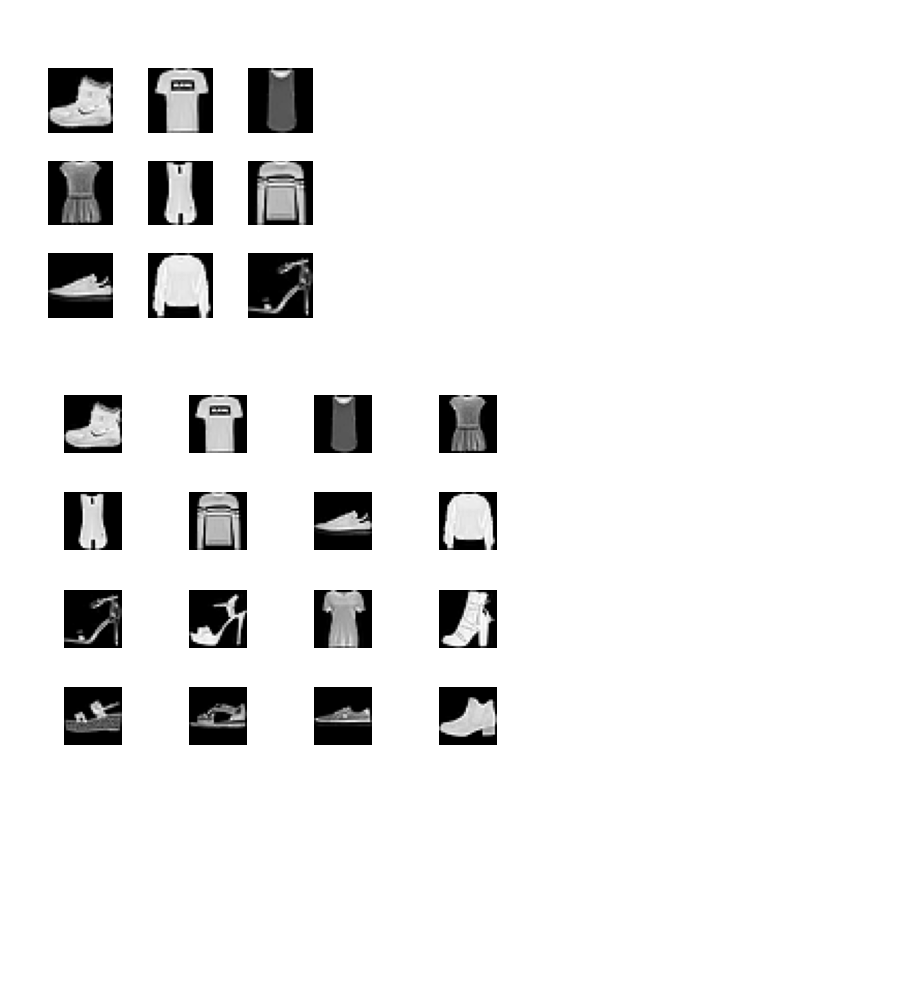
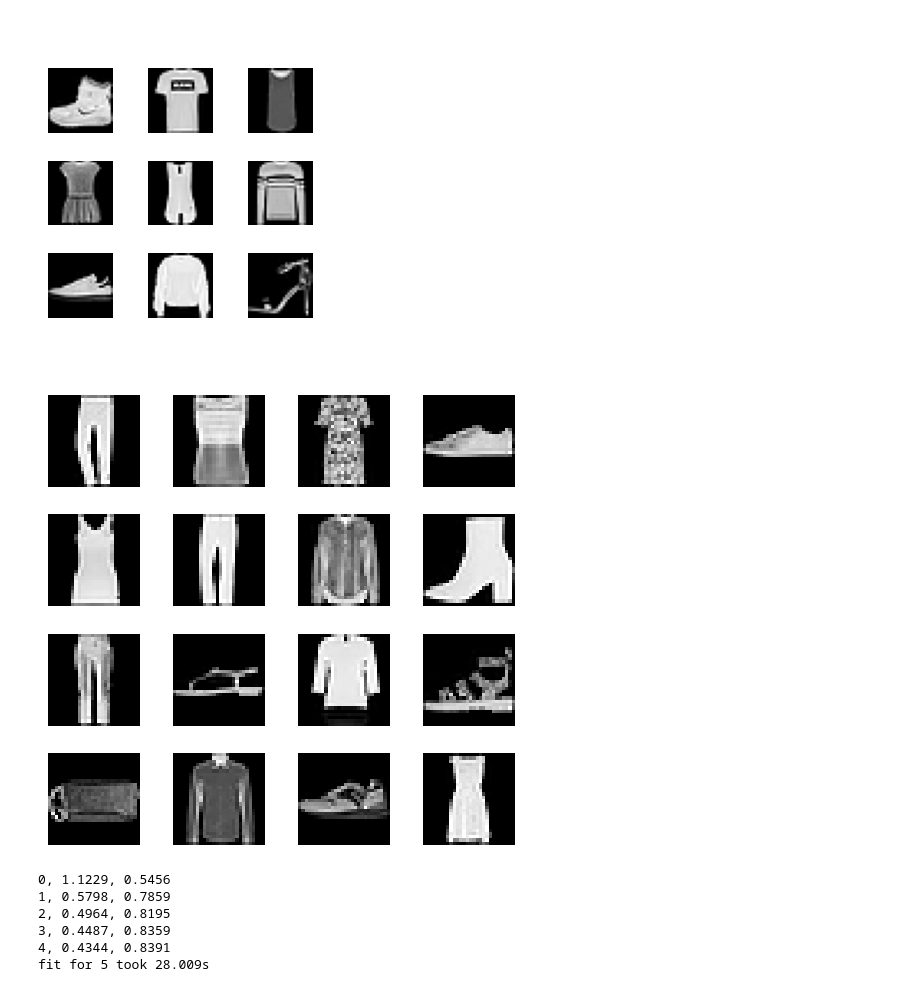
Before and after one commit to nblzv/fastai_course22p2, a Jupyter notebook: 07_autoencoder.ipynb, the cells around one changed output. Cells and saved outputs as stored; diff of their text form; code cells hidden in the pictures; blank space fills up the shorter version.

```diff
--- a/07_autoencoder.ipynb
+++ b/07_autoencoder.ipynb
@@ -5,6 +5,9 @@ import minai.datasets as minds
 import minai.data as mind
 import minai.sampler as mins
 import minai.plot as minplt
+import minai.mintils as mintils
+
+mind.COIOPTS.DEFAULT_DEVICE = "cuda"
 
 minplt.default_cmap("gray")
 minplt.default_title_color("white")
@@ -17,7 +23,7 @@ dsd = minds.hf_load(minds.HF_DATASETS.FASHION_MNIST)
 Found cached dataset fashion_mnist (/home/nblzv/.cache/huggingface/datasets/fashion_mnist/fashion_mnist/1.0.0/0a671f063342996f19779d38c0ab4abef9c64f757b35af8134b331c294d7ba48)
 # %%
 tdsd = dsd.with_transform(
-    mind.HFTransform.ff_img_decode_to_tensor(mind.first_value(dsd).features),
+    mind.HFTransform.ff_img_decode_to_tensor(mind.first_value(dsd).features, n_channels=1, half=True),
 ).cast_column("image", hfds.Image(decode=False))
 # %%
 dl = mind.DataLoader.hf(tdsd["train"])
@@ -35,18 +41,17 @@ minplt.show_batch(batch[0], opts)
 # %% [output]
 [figure]
 # %%
-dld = mind.DataLoaderDict.hf(tdsd, mins.SIO(16))
+dld = mind.DataLoaderDict.hf(tdsd, mind.COPTS(num_threads=1), mins.SIO(256))
 dt = dld["train"]
 dv = dld["test"]
-
-xb, yb = mind.first(dt)
 # %%
+xb, yb = mind.first(dt)
+
 opts = minplt.PlotOpts(rows=4,
                        cols=4,
-                       figsize=(5, 4),
+                       figsize=(5, 5),
                        title="Batch",
-                       titles=dt.ds.features["label"].int2str(yb),
-                       hspace=0.2)
-minplt.show_batch(batch[0], opts)
+                       titles=dt.ds.features["label"].int2str(yb))
+minplt.show_batch(xb, opts)
 # %% [output]
-[figure, old version]
+[figure, new version]
@@ -52,0 +123,10 @@ minplt.show_batch(batch[0], opts)
+# %%
+opt = optim.SGD(cnn.parameters(), lr=lr)
+loss, acc = fit(5, cnn, F.cross_entropy, opt, dt, dv)
+# %% [output]
+0, 1.1229, 0.5456
+1, 0.5798, 0.7859
+2, 0.4964, 0.8195
+3, 0.4487, 0.8359
+4, 0.4344, 0.8391
+fit for 5 took 28.009s
```
Also changed, not shown: parts of 5 cells of this notebook, 6 other files.
